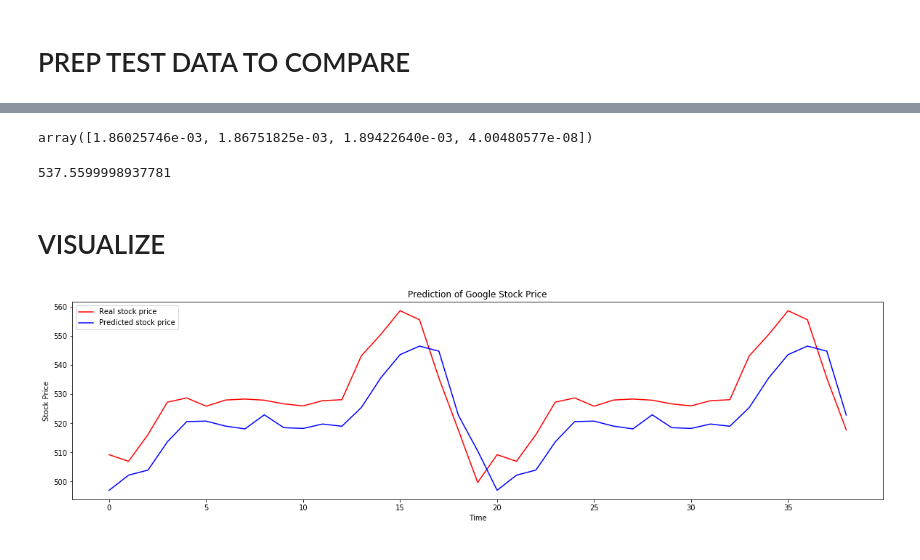
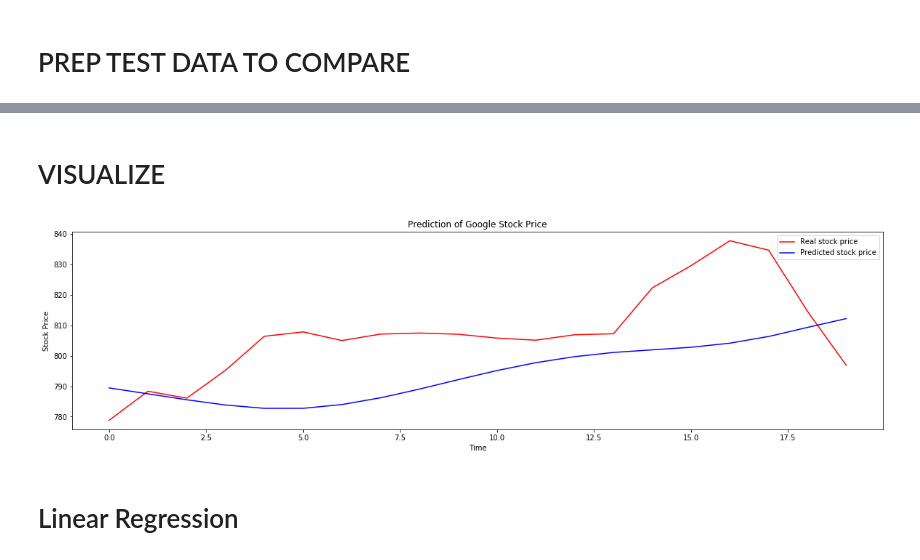
Before and after one commit to ruppatel115/GoogleStockPrice, a Jupyter notebook: MLFinal/ML_Final.ipynb, the cells around one changed output, grey strips where cells are left out. Cells and saved outputs as stored; diff of their text form; code cells hidden in the pictures.

```diff
--- a/MLFinal/ML_Final.ipynb
+++ b/MLFinal/ML_Final.ipynb
@@ -176,13 +137,13 @@ array([[0.92955205, 0.94948363, 0.9444234 , 0.06605527],
 # %%
 X_test = []
 y_test = []
-n=1
+n=70
 
 for i in range(n,inputs.shape[0]):
-    X_test.append(inputs[i-n:i])
-    y_test.append(inputs[i,0])
+    X_test.append(inputs[i-n:i,0])
 # %%
-X_test, y_test = np.array(X_test), np.array(y_test)
+X_test = np.array(X_test)
+X_test = np.reshape(X_test, (X_test.shape[0],X_test.shape[1], 1))
+
 X_test.shape
-y_test.shape
 # %% [output]
@@ -214,27 +153,18 @@ array([[0.9245619 ],
-# %%
-scaler.scale_
-# %% [output]
-array([1.86025746e-03, 1.86751825e-03, 1.89422640e-03, 4.00480577e-08])
-# %%
-scale = 1/1.86025746e-03
-scale
-# %% [output]
-537.5599998937781
-# %%
-y_pred = y_pred*scale
-y_test = y_test*scale
+# %%
+y_pred = scaler.inverse_transform(y_pred)
 # %% [markdown]
 # VISUALIZE
 # %%
 #Visualize Results
-
 plt.figure(figsize=(20,5))
-plt.plot(y_test, color='red', label = "Real stock price")
+plt.plot(test_set, color='red', label = "Real stock price")
 plt.plot(y_pred, color='blue', label = "Predicted stock price")
 plt.title("Prediction of Google Stock Price")
 plt.xlabel("Time")
 plt.ylabel("Stock Price")
 plt.legend()
 plt.show()
 # %% [output]
-[figure, old version]
+[figure, new version]
+# %% [markdown]
+# Linear Regression
```
Also changed, not shown: parts of 33 cells of this notebook.
